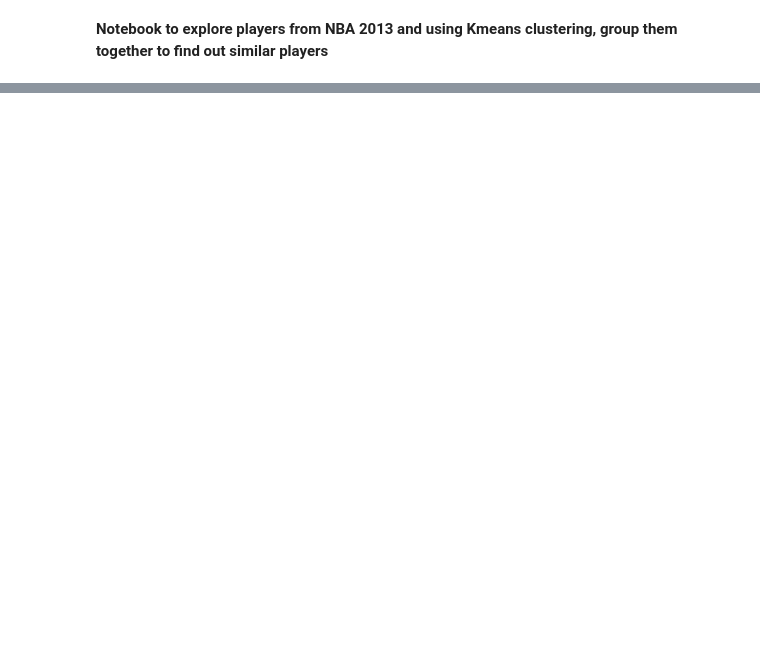
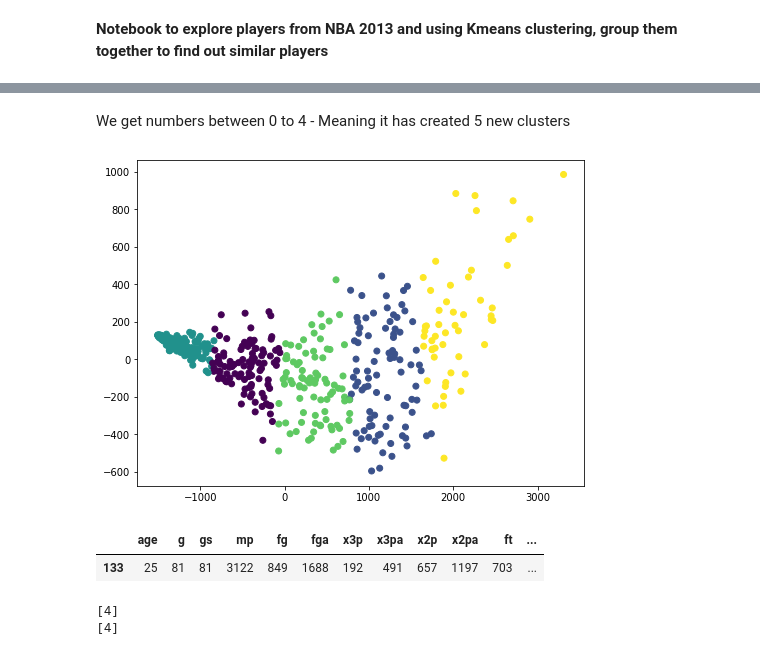
Before and after one commit to JoaoDaross/NBADataWithKMeansClustering, a Jupyter notebook: NBADataWithKMeansClustering.ipynb, the cells around one changed output, grey strips where cells are left out. Cells and saved outputs as stored; diff of their text form; code cells hidden in the pictures; blank space fills up the shorter version.

```diff
--- a/NBADataWithKMeansClustering.ipynb
+++ b/NBADataWithKMeansClustering.ipynb
@@ -17,0 +78,8 @@ FileNotFoundError: ignored
+# %%
+# let us cluster the players using KMeans clustering method
+from sklearn.cluster import KMeans
+kmean_model = KMeans(n_clusters = 5,random_state = 41) #create the kmeans model with 5 clusters
+num_columns = data._get_numeric_data().dropna(axis = 1) #get only numeric data from dataset and remove missing data
+kmean_model.fit(num_columns) #train the model
+labels = kmean_model.labels_  #get the labels
+print(labels)
@@ -17,0 +100,21 @@ FileNotFoundError: ignored
+# %% [markdown]
+
+We get numbers between 0 to 4 - Meaning it has created 5 new clusters
+# %%
+plt.figure(figsize=(8,6))
+from sklearn.decomposition import PCA
+pca = PCA(2)
+plot_pca = pca.fit_transform(num_columns)
+plt.scatter(x= plot_pca[:,0], y = plot_pca[:,1],c= labels)
+plt.show() # we see that the labels have been clusteres
+# %% [output]
+[figure, added]
+# %%
+#Find player LeBron
+LeBron = num_columns.loc[data['player']=='LeBron James',:]
+#Find player Kevin Durant
+KD = num_columns.loc[data['player']=='Kevin Durant',:]
+KD
+# %% [output]
+|  | age | g | gs | mp | fg | fga | x3p | x3pa | x2p | x2pa | ft | ... |
+| 133 | 25 | 81 | 81 | 3122 | 849 | 1688 | 192 | 491 | 657 | 1197 | 703 | ... |
@@ -17,0 +124,7 @@ FileNotFoundError: ignored
+# %%
+print(kmean_model.predict(LeBron_list))
+print(kmean_model.predict(Kevin_list))
+# we check on which clusters do LeBron and Kevin belong to
+# %% [output]
+[4]
+[4]
```
Also changed, not shown: parts of 29 cells of this notebook.
